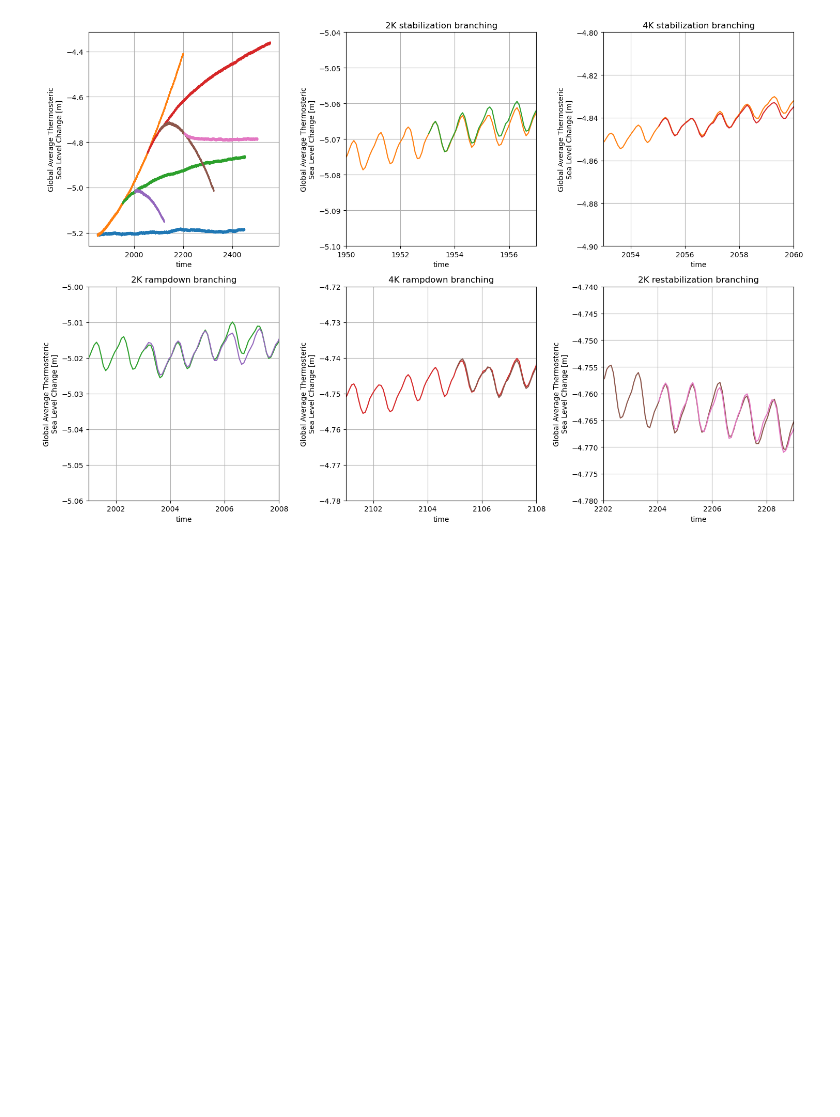
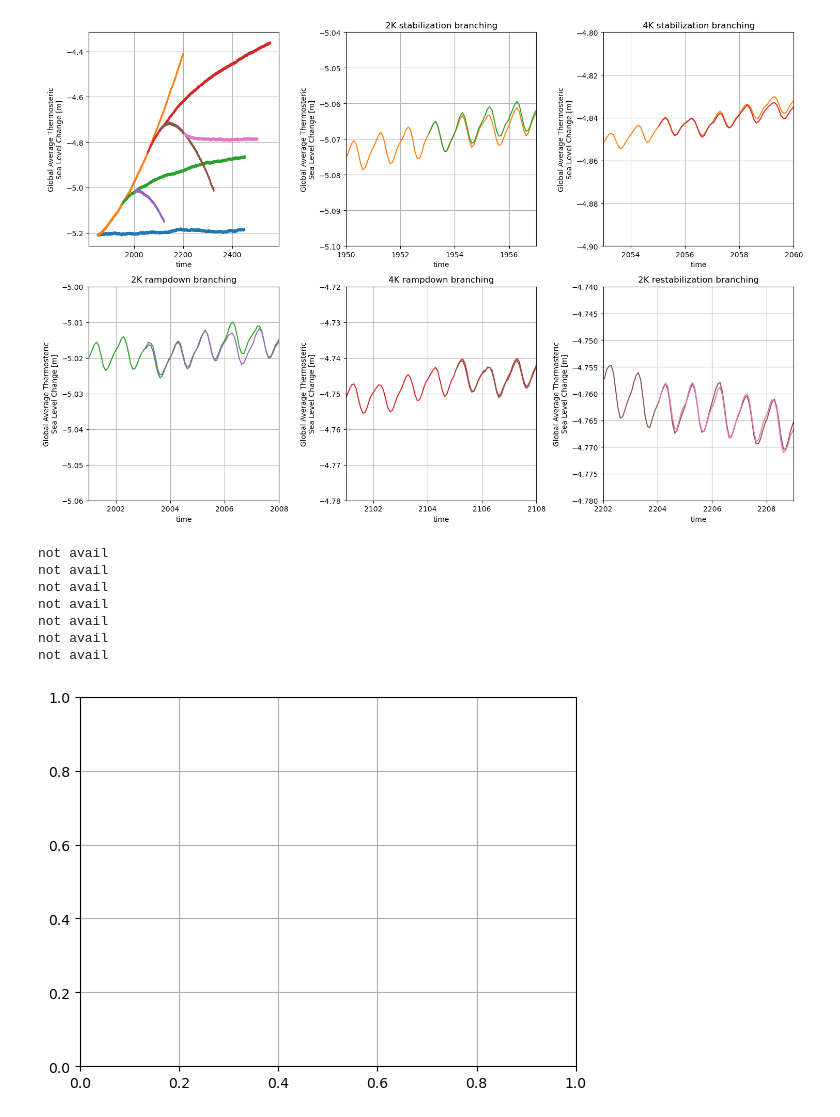
Before and after one commit to eikekoehn/TIPMIP_carbon_cycle, a Jupyter notebook: 01_postprocessing/calc_time_series_of_global_statistic_for_depth_range.ipynb, the cells around one changed output. Saved outputs shown, nothing was run; the diff lists cells and outputs as text; code cells hidden in the pictures; blank space fills up the shorter version.

```diff
--- a/01_postprocessing/calc_time_series_of_global_statistic_for_depth_range.ipynb
+++ b/01_postprocessing/calc_time_series_of_global_statistic_for_depth_range.ipynb
@@ -283,7 +328,14 @@ for varia in varias:
 
                 if choose_depth_slice_range == True:
                     print(f'adapting thickness_weights for a particular depth range: {zmin}-{zmax}')
-                    thickness_weights = mask_thickness_weights(thickness_weights,zmin=zmin,zmax=max)
+                    if model == 'CESM2':
+                        zmin_dubb = zmin*100.
+                        zmax_dubb = zmax*100.
+                    else:
+                        zmin_dubb = zmin
+                        zmax_dubb = zmax
+                    fraction = depth_fraction(da, zmin=zmin_dubb, zmax=zmax_dubb)
+                    thickness_weights = thickness_weights*fraction  #mask_thickness_weights(thickness_weights,zmin=zmin,zmax=max)
 
                 da_for_horiz = calc_vertical_stat(
                     da.squeeze(),
@@ -384,9 +436,15 @@ for varia in varias:
                 infix = ''
             else:
                 infix = f'vertical_{vert_stat}_'
-            save_dir = f'{outroot}/{varia}/{model}/{run}/{member}/{freq_input}/{infix}global_{stat}'
-            os.makedirs(save_dir,exist_ok=True)
-            save_string = f'{save_dir}/{varia}_{model}_{run}_{member}_{infix}global_{stat}.nc'
+
+            if choose_depth_slice_range == True:
+                save_dir = f'{outroot}/{varia}/{model}/{run}/{member}/{freq_input}/{infix}global_{stat}_range_{zmin}_{zmax}'
+                os.makedirs(save_dir,exist_ok=True)
+                save_string = f'{save_dir}/{varia}_{model}_{run}_{member}_{infix}global_{stat}_range_{zmin}_{zmax}.nc'
+            else:
+                save_dir = f'{outroot}/{varia}/{model}/{run}/{member}/{freq_input}/{infix}global_{stat}'
+                os.makedirs(save_dir,exist_ok=True)
+                save_string = f'{save_dir}/{varia}_{model}_{run}_{member}_{infix}global_{stat}.nc'
             print(f'... saving under {save_string}')
 
             global_stat = global_stat.compute()
@@ -626,3 +803,30 @@ plt.show()
 ... plotting esm-up2p0-gwl4p0-50y-dn2p0 ...
 ... plotting esm-up2p0-gwl4p0-50y-dn2p0-gwl2p0 ...
 [figure]
+# %%
+varia = 'zostoga' #'o2' #'zostoga' #'zostoga' #'o2'
+stat = 'global_None' #'vertical_integral_global_integral'#'global_None'#'global_None' #'global_mean' #
+model = 'MIROC-ES2L' #'ACCESS-ESM1-5'#'GISSE2.1-G-CC2'#'EC-Earth3-ESM-1' #'NorESM2-LM'
+member = 'r1i1p1f1' #'001' #'r1i1p1f3' #'r1i2p3f1'
+for run in ['esm-piControl','esm-up2p0','esm-up2p0-gwl2p0','esm-up2p0-gwl4p0','esm-up2p0-gwl2p0-50y-dn2p0','esm-up2p0-gwl4p0-50y-dn2p0','esm-up2p0-gwl4p0-50y-dn2p0-gwl2p0']:
+    try:
+        ds = xr.open_dataset(f'/home/b/b384080/TIPMIP_carbon_cycle/04_processed_data/global_time_series/{varia}/{model}/{run}/{member}/monthly/{stat}/{varia}_{model}_{run}_{member}_{stat}.nc',use_cftime=True)
+        ds[f'{varia}_{stat}'].plot()
+    except:
+        print('not avail')
+#plt.xlim(
+#    cftime.DatetimeGregorian(1848, 1, 1),
+#    cftime.DatetimeGregorian(1860, 1, 1),
+#)
+#plt.ylim(0.55,0.65)
+plt.grid()
+plt.show()
+# %% [output]
+not avail
+not avail
+not avail
+not avail
+not avail
+not avail
+not avail
+[figure, added]
```
Also changed, not shown: parts of 5 cells of this notebook, 2 other files.
